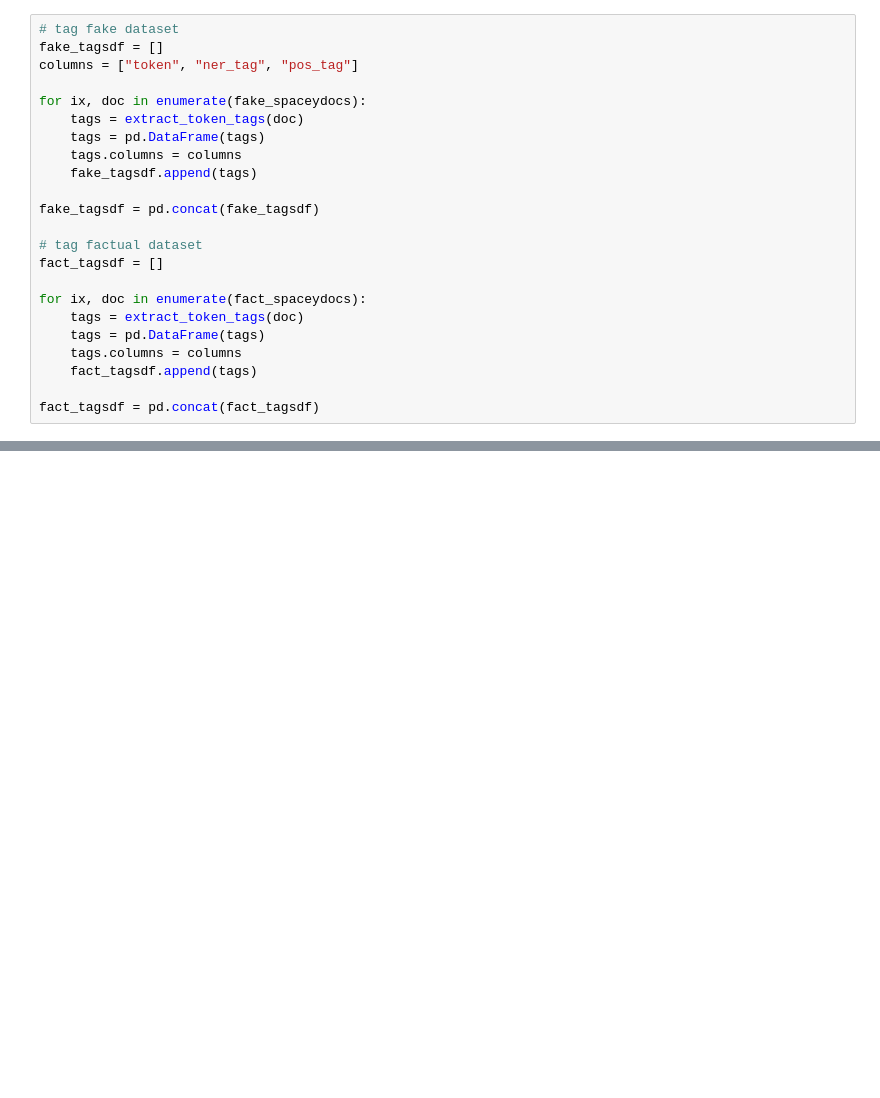
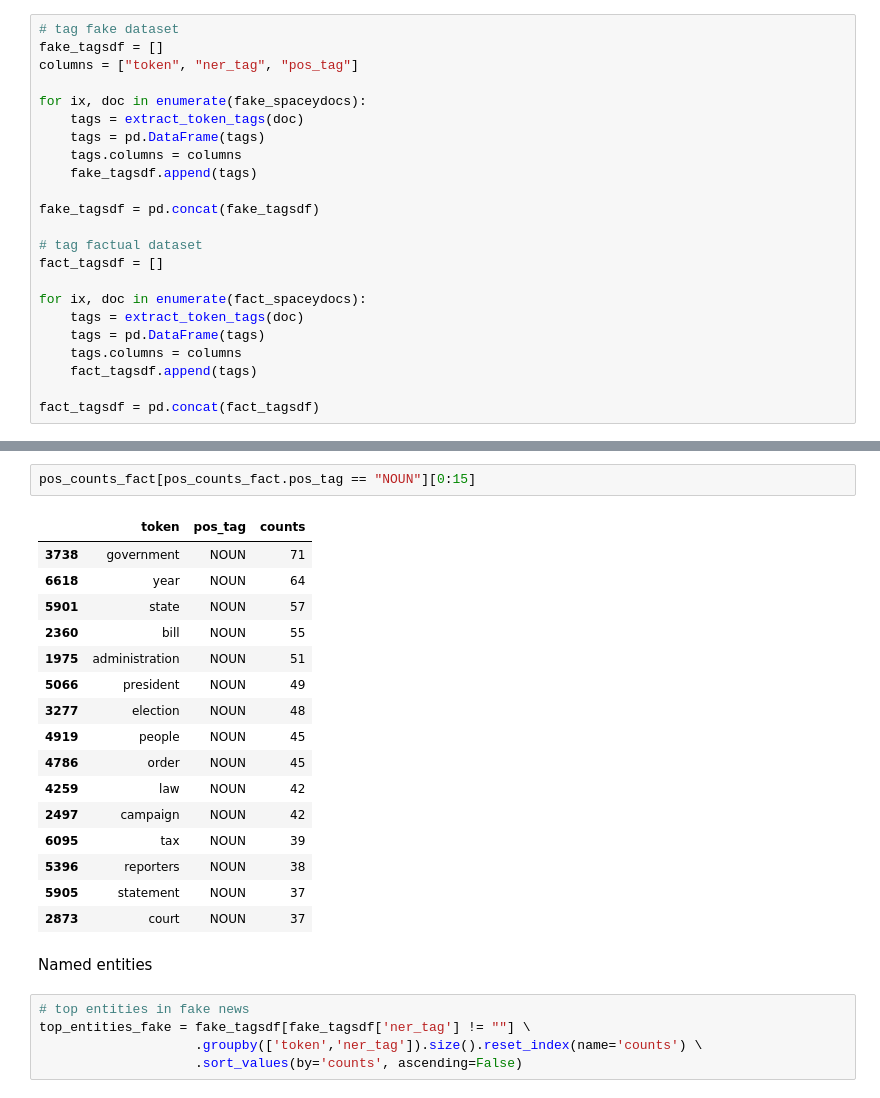
Before and after one commit to Jdfxx/NLP-Basics, a Jupyter notebook: FakeNewsAnalysis.ipynb, the cells around one changed output, grey strips where cells are left out. Saved outputs shown, nothing was run; the diff lists cells and outputs as text; blank space fills up the shorter version.

```diff
--- a/FakeNewsAnalysis.ipynb
+++ b/FakeNewsAnalysis.ipynb
@@ -106,0 +174,26 @@ pos_counts_fake[pos_counts_fake.pos_tag == "NOUN"][0:15]
+# %%
+pos_counts_fact[pos_counts_fact.pos_tag == "NOUN"][0:15]
+# %% [output]
+|  | token | pos_tag | counts |
+| 3738 | government | NOUN | 71 |
+| 6618 | year | NOUN | 64 |
+| 5901 | state | NOUN | 57 |
+| 2360 | bill | NOUN | 55 |
+| 1975 | administration | NOUN | 51 |
+| 5066 | president | NOUN | 49 |
+| 3277 | election | NOUN | 48 |
+| 4919 | people | NOUN | 45 |
+| 4786 | order | NOUN | 45 |
+| 4259 | law | NOUN | 42 |
+| 2497 | campaign | NOUN | 42 |
+| 6095 | tax | NOUN | 39 |
+| 5396 | reporters | NOUN | 38 |
+| 5905 | statement | NOUN | 37 |
+| 2873 | court | NOUN | 37 |
+# %% [markdown]
+Named entities
+# %%
+# top entities in fake news
+top_entities_fake = fake_tagsdf[fake_tagsdf['ner_tag'] != ""] \
+                    .groupby(['token','ner_tag']).size().reset_index(name='counts') \
+                    .sort_values(by='counts', ascending=False)
```
Also changed, not shown: parts of 9 cells of this notebook, 2 other files.
